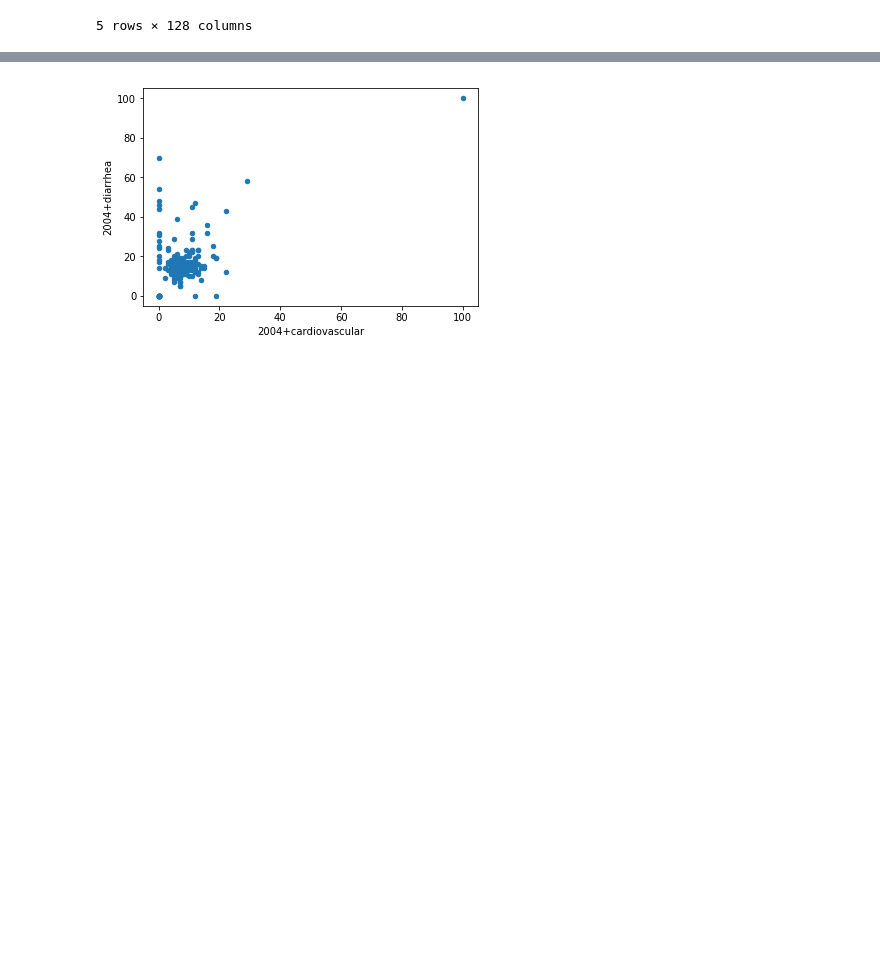
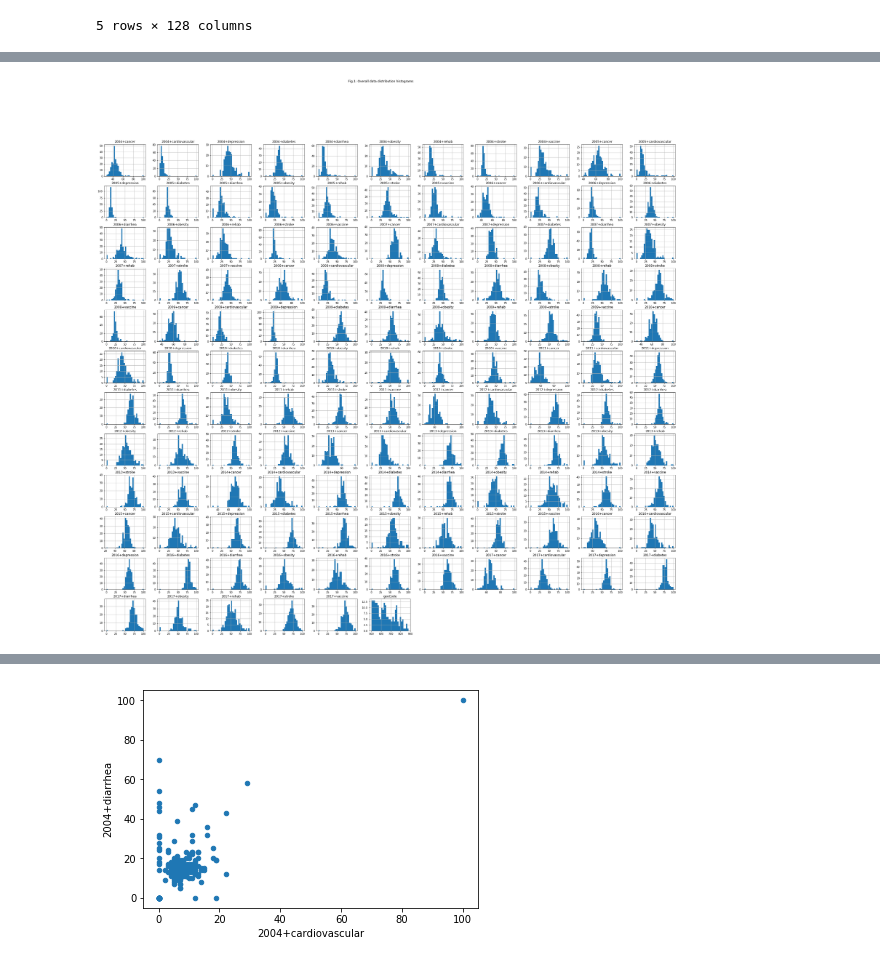
Before and after one commit to NohaKareem/Exploring-health-searches, a Jupyter notebook: Exploring health searches.ipynb, the cells around one changed output, grey strips where cells are left out. Saved outputs shown, nothing was run; the diff lists cells and outputs as text; code cells hidden in the pictures; blank space fills up the shorter version.

```diff
--- a/Exploring health searches.ipynb
+++ b/Exploring health searches.ipynb
@@ -16 +59,8 @@ data.head()
+# %%
+# %% viewing overall data distributions
+data.hist(bins = 30, figsize = (40, 35))
+mpl.suptitle('Fig.1: Overall data distribution histograms')
+mpl.show()
+# %% [output]
+[figure, added]
 # %%
```
Also changed, not shown: parts of 16 cells of this notebook, 1 other file.
